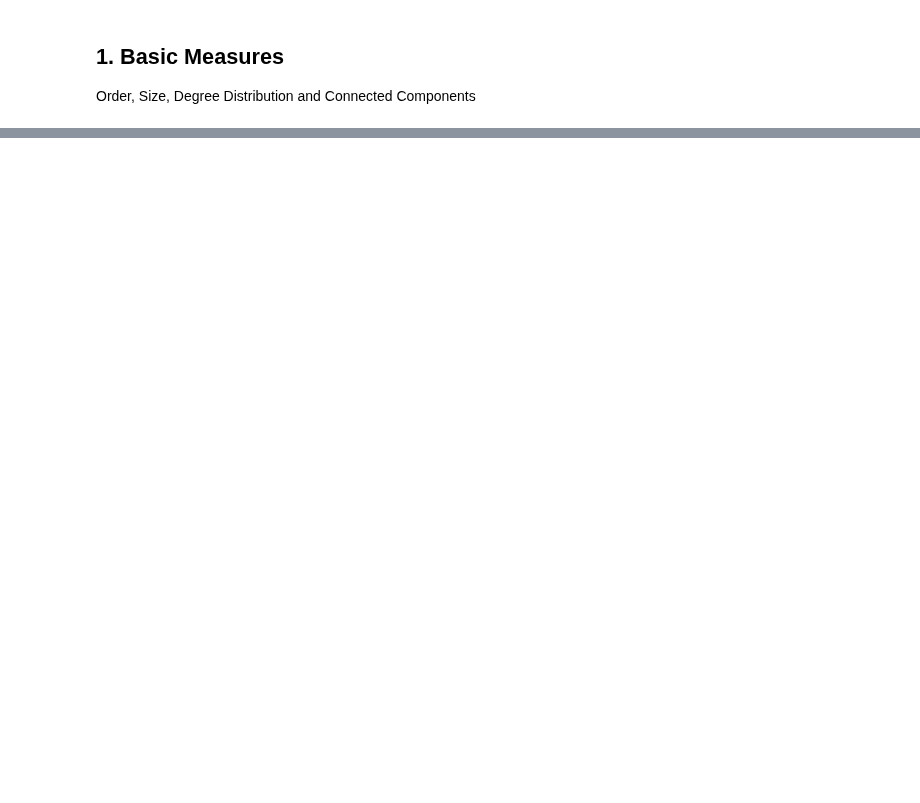
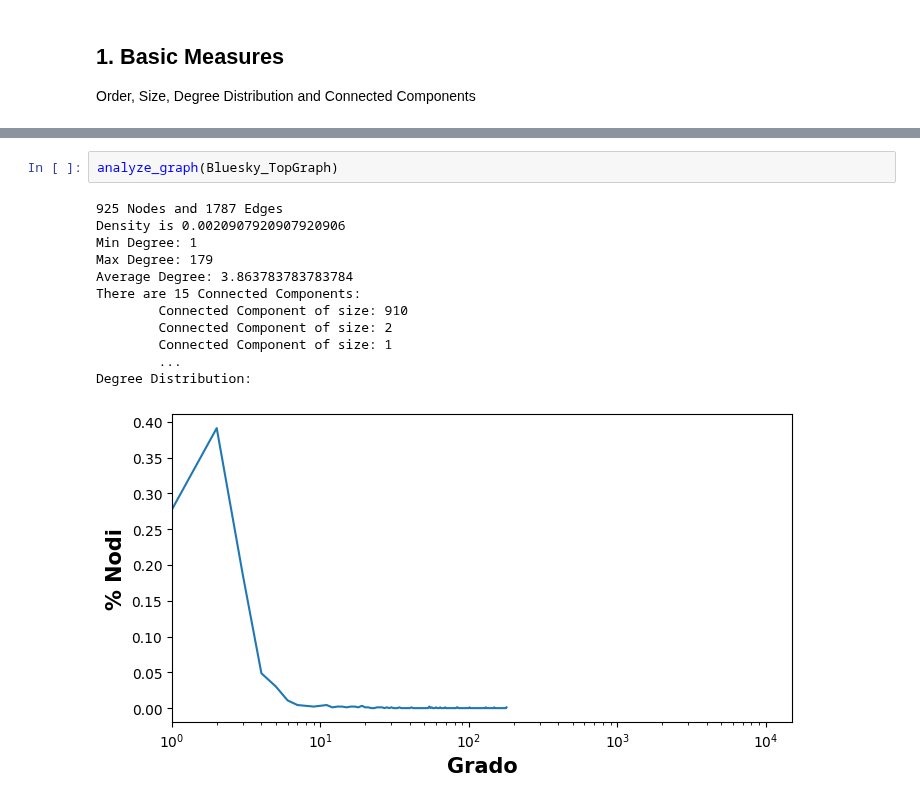
Before and after one commit to Filippo-Corti/SocialMediaMining, a Jupyter notebook: Project/TruthvsBluesky.ipynb, the cells around one changed output, grey strips where cells are left out. Drawn from its saved outputs; the diff is of its cells as text; blank space fills up the shorter version.

```diff
--- a/Project/TruthvsBluesky.ipynb
+++ b/Project/TruthvsBluesky.ipynb
@@ -124,0 +104,15 @@ plt.show()
+# %%
+analyze_graph(Bluesky_TopGraph)
+# %% [output]
+925 Nodes and 1787 Edges
+Density is 0.0020907920907920906
+Min Degree: 1
+Max Degree: 179
+Average Degree: 3.863783783783784
+There are 15 Connected Components:
+        Connected Component of size: 910
+        Connected Component of size: 2
+        Connected Component of size: 1
+        ...
+Degree Distribution:
+[figure, added]
```
Also changed, not shown: parts of 14 cells of this notebook, 4 other files.
